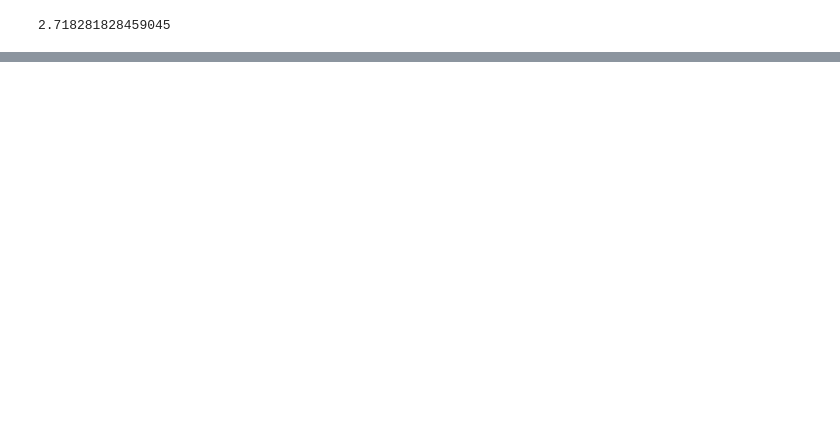
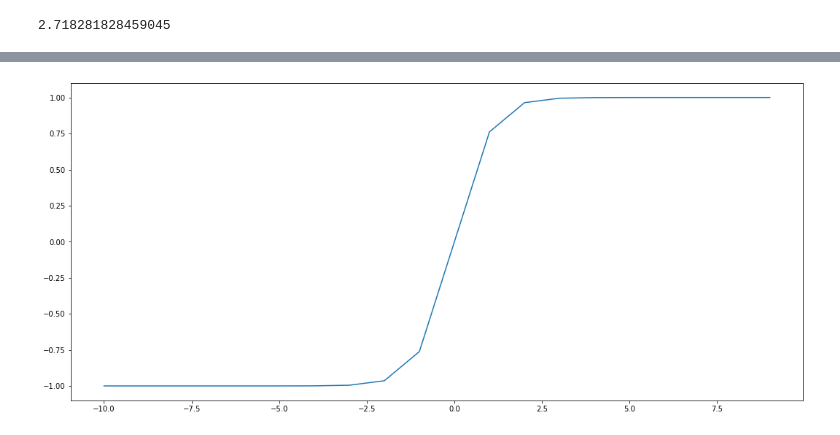
Before and after one commit to mustafabozkaya/Keras_ile_Derin_Ogrenmeye_Giris, a Jupyter notebook: Bölüm5/aktivasyon_fonk.ipynb, the cells around one changed output, grey strips where cells are left out. Drawn from its saved outputs; the diff is of its cells as text; code cells hidden in the pictures; blank space fills up the shorter version.

```diff
--- a/Bölüm5/aktivasyon_fonk.ipynb
+++ b/Bölüm5/aktivasyon_fonk.ipynb
@@ -64,0 +147,15 @@ plt.show()
+# %%
+# tanh activation function
+def tanh(x):
+	return (math.exp(x) - math.exp(-x)) / (math.exp(x) + math.exp(-x))
+
+# define input data
+inputs = [x for x in range(-10, 10)]
+# calculate outputs
+outputs = [tanh(x) for x in inputs]
+# plot inputs vs outputs
+plt.figure(figsize=(18,8))
+plt.plot(inputs, outputs)
+plt.show()
+# %% [output]
+[figure, added]
```
Also changed, not shown: parts of 7 cells of this notebook.
